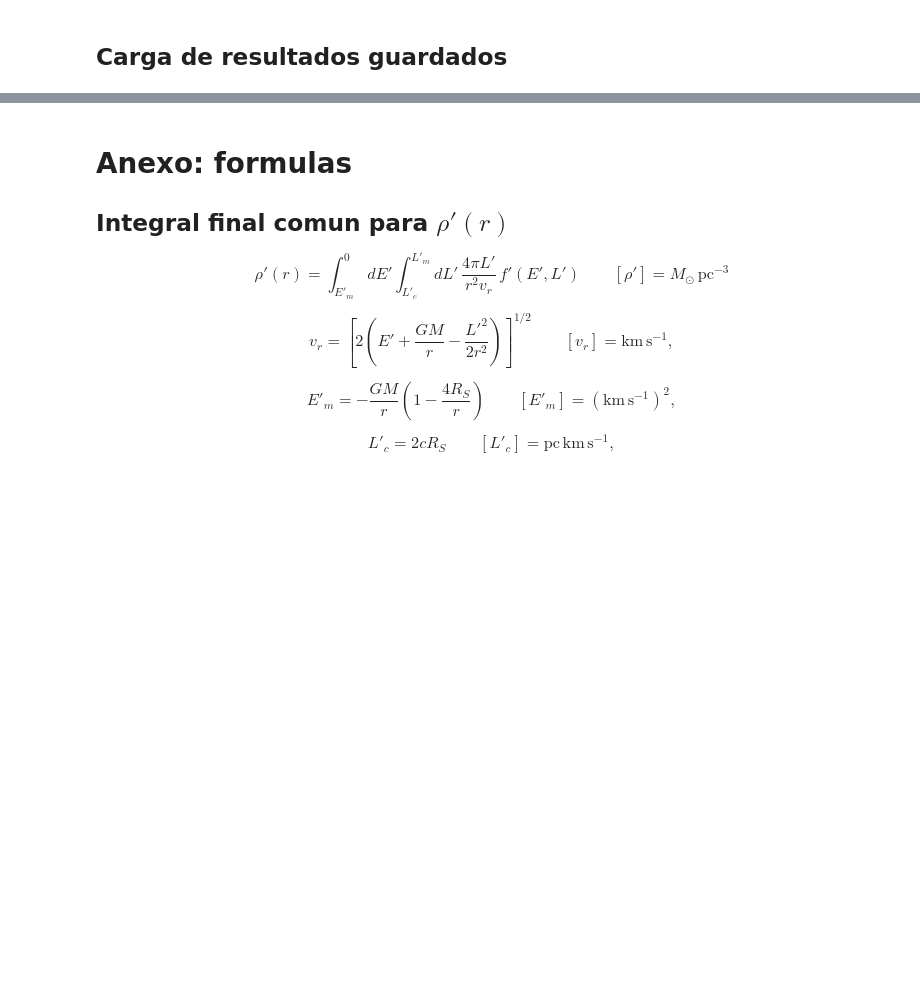
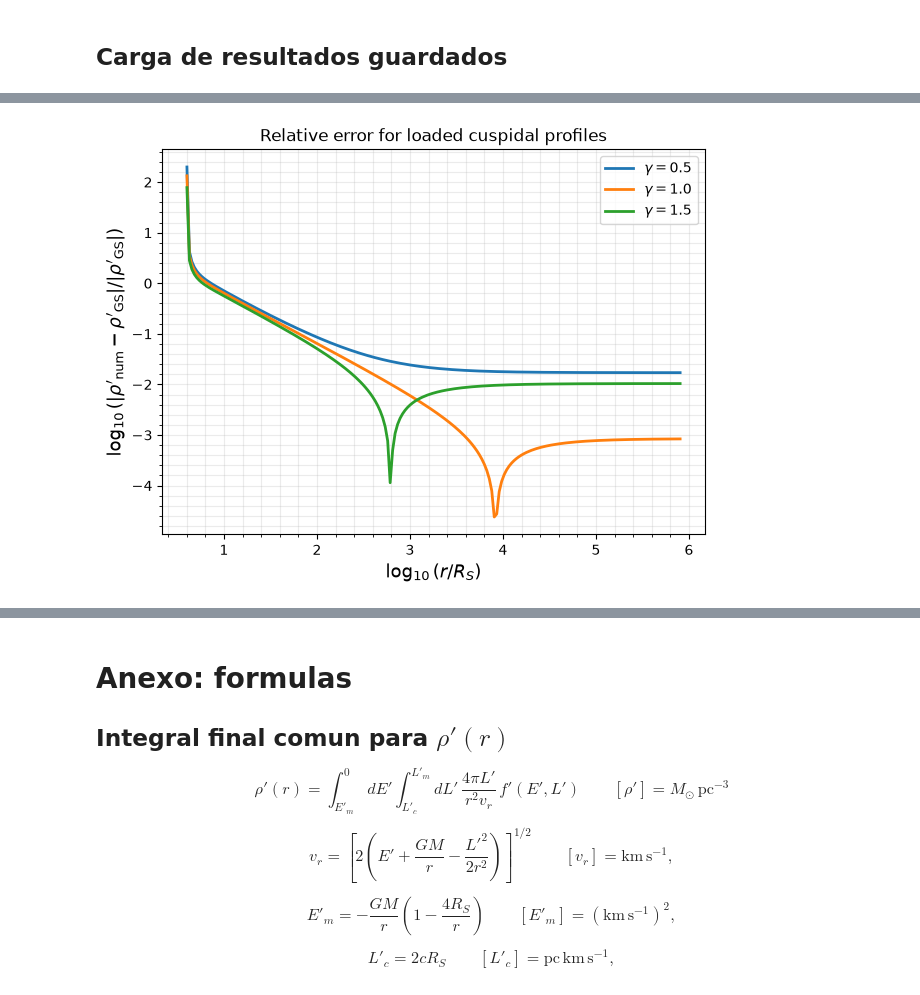
Before and after one commit to MagneticFungi/DM-spikes, a Jupyter notebook: perfiles_densidad.ipynb, the cells around one changed output, grey strips where cells are left out. Saved outputs shown, nothing was run; the diff lists cells and outputs as text; code cells hidden in the pictures; blank space fills up the shorter version.

```diff
--- a/perfiles_densidad.ipynb
+++ b/perfiles_densidad.ipynb
@@ -182,0 +238,39 @@ else:
+# %%
+def cusp_profile(r_values, M, gamma, R_S):
+    r_values = np.asarray(r_values, dtype=float)
+
+    r0 = 8.5e3
+    rhoD = 0.0062 * (1.0 - gamma / 3.0)
+    alpha_gamma = np.interp(gamma, np.array([0.4, 0.6, 0.8, 1.0, 1.2, 1.4, 2.0]), np.array([0.140, 0.142, 0.135, 0.122, 0.103, 0.0818, 0.0177]))
+    R_sp = (alpha_gamma* r0* np.power(M / (rhoD * r0**3),1.0 / (3.0 - gamma)))
+    gamma_sp = (9.0 - 2.0 * gamma) / (4.0 - gamma)
+    rho_R = rhoD * np.power(R_sp / r0, -gamma)
+    g_gamma = np.maximum(1.0 - 4.0 * R_S / r_values,0.0,)**3
+
+    rho_sp = rho_R* g_gamma* np.power(R_sp / r_values, gamma_sp)
+
+    return rho_sp
+# %%
+plt.figure(figsize=(7, 5))
+for i, gamma_i in enumerate(gamma_values):
+    rho_i = rho_cusp_grid[i]
+    rho_analytic = cusp_profile(r_cusp, M, float(gamma_i), R_S)
+    positive_mask = rho_analytic > 0
+    relative_error = np.abs(rho_i[positive_mask] - rho_analytic[positive_mask]) / np.abs(rho_analytic[positive_mask])
+
+    plt.plot(
+        np.log10(r_cusp[positive_mask] / R_S),
+        np.log10(relative_error),
+        lw=2,
+        label=fr"$\gamma={gamma_i}$",
+    )
+
+plt.grid(True, which="both", alpha=0.25)
+plt.xlabel(r"$\log_{10}(r/R_S)$", fontsize=13)
+plt.ylabel(r"$\log_{10}(|\rho'_\mathrm{num} - \rho'_\mathrm{GS}| / |\rho'_\mathrm{GS}|)$", fontsize=13)
+plt.title("Relative error for loaded cuspidal profiles")
+plt.minorticks_on()
+plt.legend()
+plt.show()
+# %% [output]
+[figure, added]
```
Also changed, not shown: parts of 17 cells of this notebook, 1 other file.
